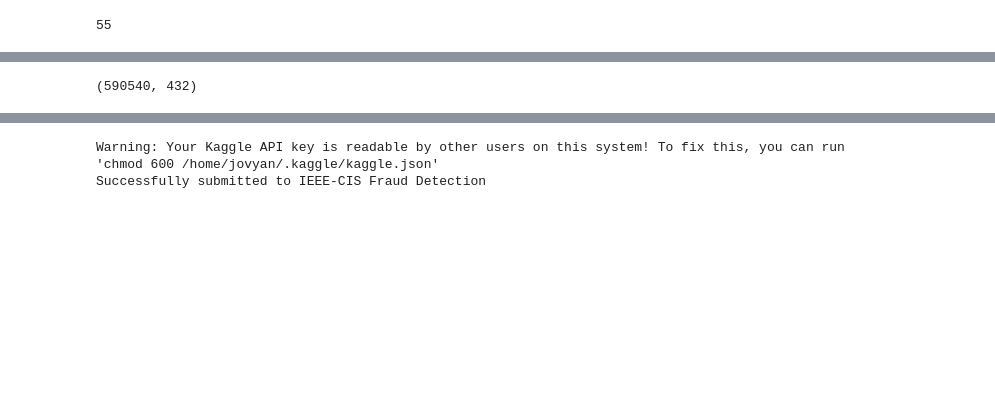
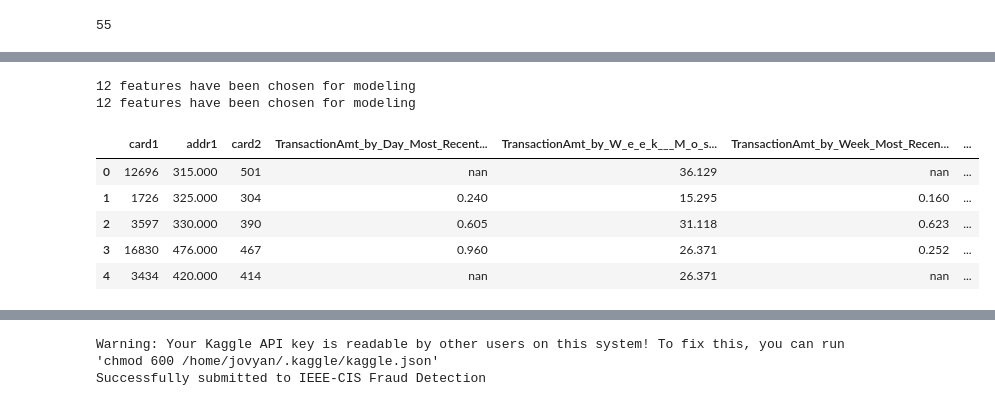
Before and after one commit to thebearinmind/bearinmind-kaggle, a Jupyter notebook: ieee-fraud-detection/main.ipynb, the cells around one changed output, grey strips where cells are left out. Cells and saved outputs as stored; diff of their text form; code cells hidden in the pictures; blank space fills up the shorter version.

```diff
--- a/ieee-fraud-detection/main.ipynb
+++ b/ieee-fraud-detection/main.ipynb
@@ -171,7 +170,0 @@ Length: 434, dtype: object
-# %%
-for f in encode_cols:
-    print(f'colums {f} is being encoded')
-    lbl = LabelEncoder()
-    lbl.fit(list(df_train_txn[f].values) + list(df_test_txn[f].values))
-    df_train_txn[f] = lbl.transform(list(df_train_txn[f].values))
-    df_test_txn[f] = lbl.transform(list(df_test_txn[f].values))
@@ -227,5 +200,8 @@ def prepare_data_split(df_train, df_test, target, rem_cols, useVarImp = False):
 # %%
-data = prepare_data_split(df_train_txn, df_test_txn, 'isFraud', rem_cols = ['TransactionID', 'TransactionDT'], useVarImp = False)
+data = mb.prepare_data_split(df_train =  df_train_txn, df_test = df_test_txn, target = 'isFraud', rem_cols = ['TransactionID', 'TransactionDT'], useVarImp = True, varimp_threshold = 100)
+# %% [output]
+12 features have been chosen for modeling
+12 features have been chosen for modeling
 # %%
 # LGBM
 params = {
@@ -260,7 +236,12 @@ params_xgb = {
     #'categorical_feature': encode_cols
 }
 # %%
-data[0].shape
+data[0].head()
 # %% [output]
-(590540, 432)
+|  | card1 | addr1 | card2 | TransactionAmt_by_Day_Most_Recent... | TransactionAmt_by_W_e_e_k___M_o_s... | TransactionAmt_by_Week_Most_Recen... | ... |
+| 0 | 12696 | 315.000 | 501 | nan | 36.129 | nan | ... |
+| 1 | 1726 | 325.000 | 304 | 0.240 | 15.295 | 0.160 | ... |
+| 2 | 3597 | 330.000 | 390 | 0.605 | 31.118 | 0.623 | ... |
+| 3 | 16830 | 476.000 | 467 | 0.960 | 26.371 | 0.252 | ... |
+| 4 | 3434 | 420.000 | 414 | nan | 26.371 | nan | ... |
 # %%
```
Also changed, not shown: parts of 39 cells of this notebook, 2 other files.
